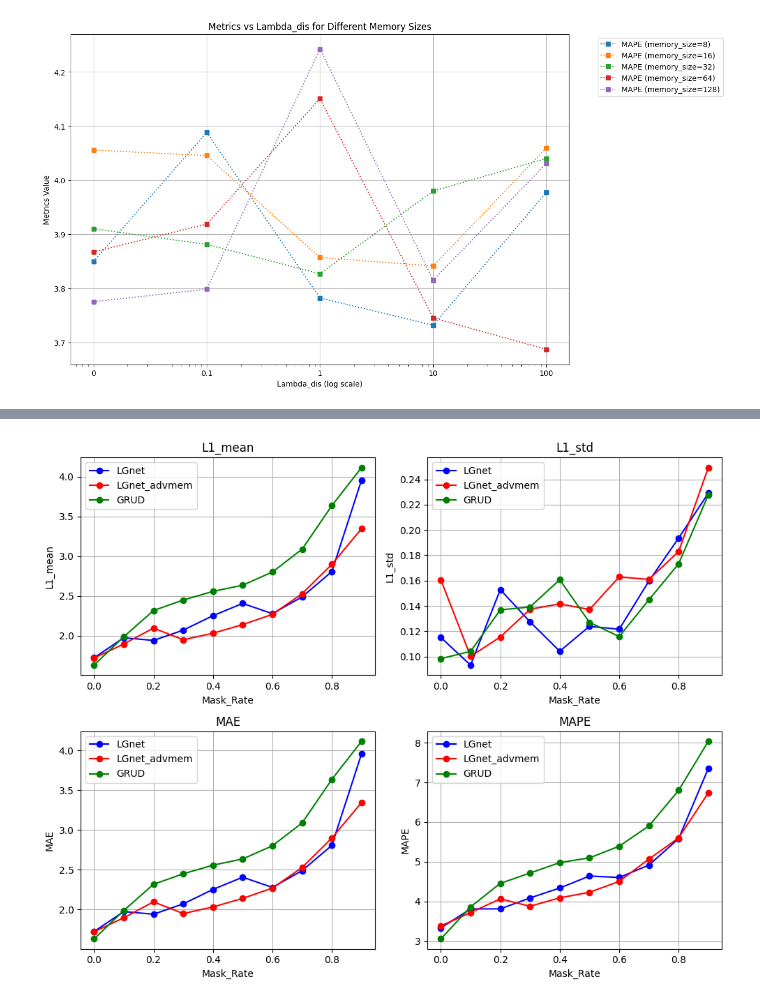
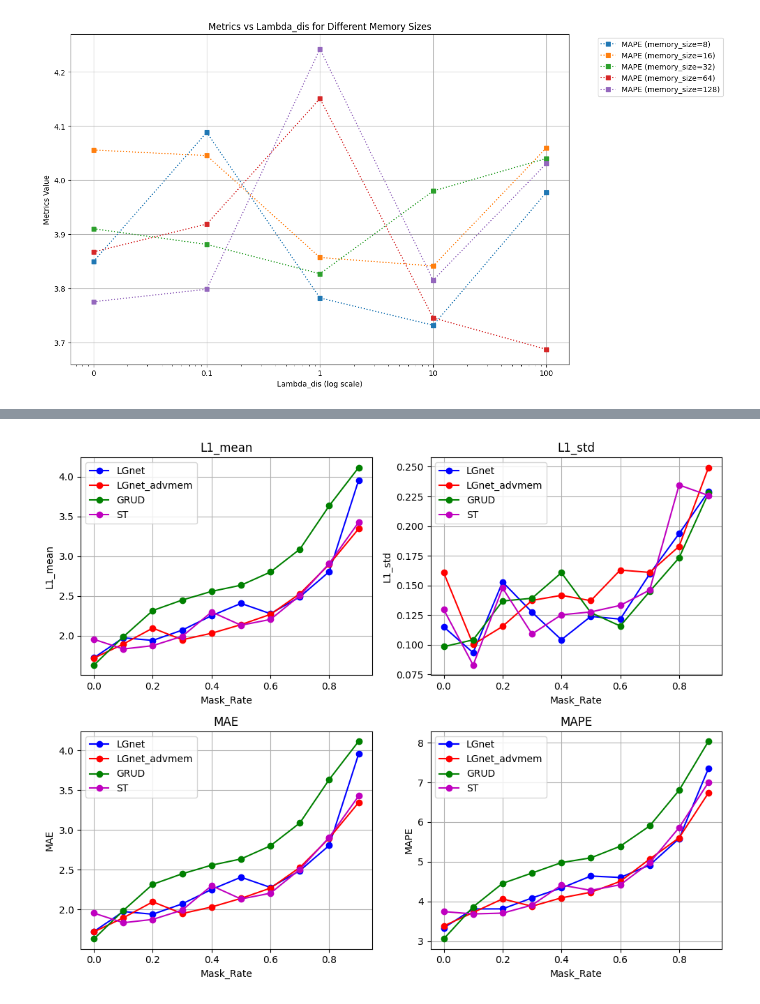
Before and after one commit to Shintaro0105/STdata_prediction, a Jupyter notebook: src/LGnet/graph.ipynb, the cells around one changed output, grey strips where cells are left out. Saved outputs shown, nothing was run; the diff lists cells and outputs as text; code cells hidden in the pictures.

```diff
--- a/src/LGnet/graph.ipynb
+++ b/src/LGnet/graph.ipynb
@@ -346,10 +346,12 @@ import numpy as np
 data = '/workspaces/STdata_prediction/src/LGnet/output/missrate_BAY_8_64_100.csv'
 data_advmem = '/workspaces/STdata_prediction/src/LGnet/output/missrate_advmem_BAY_8_8_01.csv'
 data_grud = '/workspaces/STdata_prediction/src/GRU-D-zhiyongc/output/missrate_BAY_8_GRUD.csv'
+data_st = '/workspaces/STdata_prediction/src/ST-graph/output/main_bay_missrate.csv'
 
 df = pd.read_csv(data)
 df_ = pd.read_csv(data_advmem)
 df__ = pd.read_csv(data_grud)
+df___ = pd.read_csv(data_st)
 
 # Plot each metric against Mask_Rate
 plt.figure(figsize=(10, 8))
@@ -359,6 +361,7 @@ plt.subplot(2, 2, 1)
 plt.plot(df['Mask_Rate'], df['L1_mean'], marker='o', label='LGnet', color='b')
 plt.plot(df_['Mask_Rate'], df_['L1_mean'], marker='o', label='LGnet_advmem', color='r')
 plt.plot(df__['Mask_Rate'], df__['L1_mean'], marker='o', label='GRUD', color='g')
+plt.plot(df___['Mask_Rate'], df___['L1_mean'], marker='o', label='ST', color='m')
 plt.title('L1_mean')
 plt.xlabel('Mask_Rate')
 plt.ylabel('L1_mean')
@@ -370,35 +373,38 @@ plt.subplot(2, 2, 2)
 plt.plot(df['Mask_Rate'], df['L1_std'], marker='o', label='LGnet', color='b')
 plt.plot(df_['Mask_Rate'], df_['L1_std'], marker='o', label='LGnet_advmem', color='r')
 plt.plot(df__['Mask_Rate'], df__['L1_std'], marker='o', label='GRUD', color='g')
+plt.plot(df___['Mask_Rate'], df___['L1_std'], marker='o', label='ST', color='m')
 plt.title('L1_std')
 plt.xlabel('Mask_Rate')
 plt.ylabel('L1_std')
 plt.grid(True)
 plt.legend()
 
 # Plot MAE
 plt.subplot(2, 2, 3)
 plt.plot(df['Mask_Rate'], df['MAE'], marker='o', label='LGnet', color='b')
 plt.plot(df_['Mask_Rate'], df_['MAE'], marker='o', label='LGnet_advmem', color='r')
 plt.plot(df__['Mask_Rate'], df__['MAE'], marker='o', label='GRUD', color='g')
+plt.plot(df___['Mask_Rate'], df___['MAE'], marker='o', label='ST', color='m')
 plt.title('MAE')
 plt.xlabel('Mask_Rate')
 plt.ylabel('MAE')
 plt.grid(True)
 plt.legend()
 
 # Plot MAPE
 plt.subplot(2, 2, 4)
 plt.plot(df['Mask_Rate'], df['MAPE'], marker='o', label='LGnet', color='b')
 plt.plot(df_['Mask_Rate'], df_['MAPE'], marker='o', label='LGnet_advmem', color='r')
 plt.plot(df__['Mask_Rate'], df__['MAPE'], marker='o', label='GRUD', color='g')
+plt.plot(df___['Mask_Rate'], df___['MAPE'], marker='o', label='ST', color='m')
 plt.title('MAPE')
 plt.xlabel('Mask_Rate')
 plt.ylabel('MAPE')
 plt.grid(True)
 plt.legend()
 
 plt.tight_layout()
 plt.show()
 # %% [output]
-[figure, old version]
+[figure, new version]
```
Also changed, not shown: parts of 5 cells of this notebook, 11 other files.
